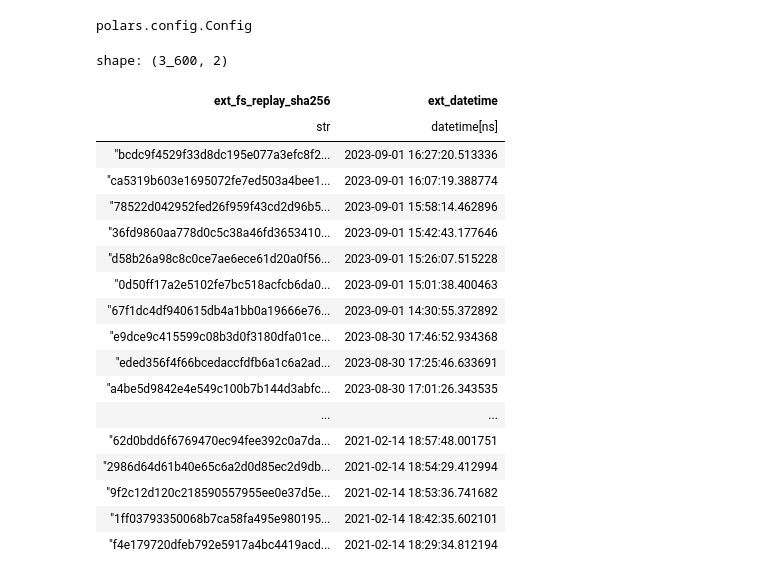
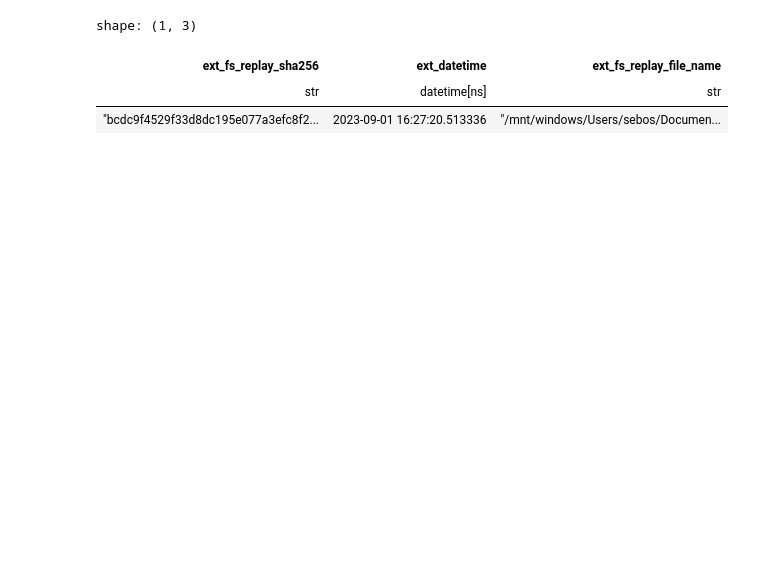
Before and after one commit to sebosp/s2protocol-rs, a Jupyter notebook: jupyter_notebooks/Basic-Unit-Queries.ipynb, the cells around one changed output. Saved outputs shown, nothing was run; the diff lists cells and outputs as text; code cells hidden in the pictures; blank space fills up the shorter version.

```diff
--- a/jupyter_notebooks/Basic-Unit-Queries.ipynb
+++ b/jupyter_notebooks/Basic-Unit-Queries.ipynb
@@ -1,50 +32,44 @@
 # %%
-import datashader as ds
+# import datashader as ds
 import plotly.express as px
 import polars as pl
 
-pl.Config.set_tbl_width_chars(128)
-pl.Config.set_fmt_str_lengths(128)
+pl.Config.set_tbl_width_chars(256)
+pl.Config.set_fmt_str_lengths(256)
+
+unit_born_df = pl.scan_ipc("/home/seb/git/s2protocol-rs/ipcs/unit_born.ipc")
+unit_died_df = pl.scan_ipc("/home/seb/git/s2protocol-rs/ipcs/unit_died.ipc")
+orig_details_df = pl.scan_ipc("/home/seb/git/s2protocol-rs/ipcs/details.ipc")
+stats_df = pl.scan_ipc("/home/seb/git/s2protocol-rs/ipcs/stats.ipc")
-# %% [output]
-polars.config.Config
 # %%
-unit_born_df = pl.scan_ipc("/home/seb/git/s2protocol-rs/ipcs/unit_born.ipc")
-unit_died_df = pl.scan_ipc("/home/seb/git/s2protocol-rs/ipcs/unit_died.ipc")
-orig_details_df = pl.scan_ipc("/home/seb/git/s2protocol-rs/ipcs/details.ipc")
 freq_maps_df = (
     orig_details_df.group_by("title")
     .agg(pl.count())
     .filter(pl.col("count") > 25)
     .with_columns(pl.col("count").alias("map_count"))
     .select(["title", "map_count"])
 )
 details_df = orig_details_df.join(freq_maps_df, on="title", how="inner")
 # unit_born_df.group_by("ext_replay_detail_player_name").agg(pl.count()).filter(
 #    pl.col("count") > 10
 # ).collect().sort("count", descending=True)#
 # freq_maps_df.collect().sort("map_count", descending=True)
-orig_details_df.select(
-    [pl.col("ext_fs_replay_sha256"), pl.col("ext_datetime")]
-).collect().sort("ext_datetime", descending=True)
+orig_details_df.filter(
+    pl.col("ext_fs_replay_sha256")
+    == "bcdc9f4529f33d8dc195e077a3efc8f2f5d171629589810258ce9c3b2884d606"
+).select(
+    [
+        pl.col("ext_fs_replay_sha256"),
+        pl.col("ext_datetime"),
+        pl.col("ext_fs_replay_file_name"),
+    ]
+).collect().sort(
+    "ext_datetime", descending=True
+)
 # %% [output]
-shape: (3_600, 2)
+shape: (1, 3)
-| ext_fs_replay_sha256 | ext_datetime |
-| str | datetime[ns] |
-| "bcdc9f4529f33d8dc195e077a3efc8f2... | 2023-09-01 16:27:20.513336 |
-| "ca5319b603e1695072fe7ed503a4bee1... | 2023-09-01 16:07:19.388774 |
-| "78522d042952fed26f959f43cd2d96b5... | 2023-09-01 15:58:14.462896 |
-| "36fd9860aa778d0c5c38a46fd3653410... | 2023-09-01 15:42:43.177646 |
-| "d58b26a98c8c0ce7ae6ece61d20a0f56... | 2023-09-01 15:26:07.515228 |
-| "0d50ff17a2e5102fe7bc518acfcb6da0... | 2023-09-01 15:01:38.400463 |
-| "67f1dc4df940615db4a1bb0a19666e76... | 2023-09-01 14:30:55.372892 |
-| "e9dce9c415599c08b3d0f3180dfa01ce... | 2023-08-30 17:46:52.934368 |
-| "eded356f4f66bcedaccfdfb6a1c6a2ad... | 2023-08-30 17:25:46.633691 |
-| "a4be5d9842e4e549c100b7b144d3abfc... | 2023-08-30 17:01:26.343535 |
-| ... | ... |
-| "62d0bdd6f6769470ec94fee392c0a7da... | 2021-02-14 18:57:48.001751 |
-| "2986d64d61b40e65c6a2d0d85ec2d9db... | 2021-02-14 18:54:29.412994 |
-| "9f2c12d120c218590557955ee0e37d5e... | 2021-02-14 18:53:36.741682 |
-| "1ff03793350068b7ca58fa495e980195... | 2021-02-14 18:42:35.602101 |
-| "f4e179720dfeb792e5917a4bc4419acd... | 2021-02-14 18:29:34.812194 |
+| ext_fs_replay_sha256 | ext_datetime | ext_fs_replay_file_name |
+| str | datetime[ns] | str |
+| "bcdc9f4529f33d8dc195e077a3efc8f2... | 2023-09-01 16:27:20.513336 | "/mnt/windows/Users/sebos/Documen... |
 # %%
 unit_born_ec_le = (
```
Also changed, not shown: parts of 7 cells of this notebook, 18 other files.
